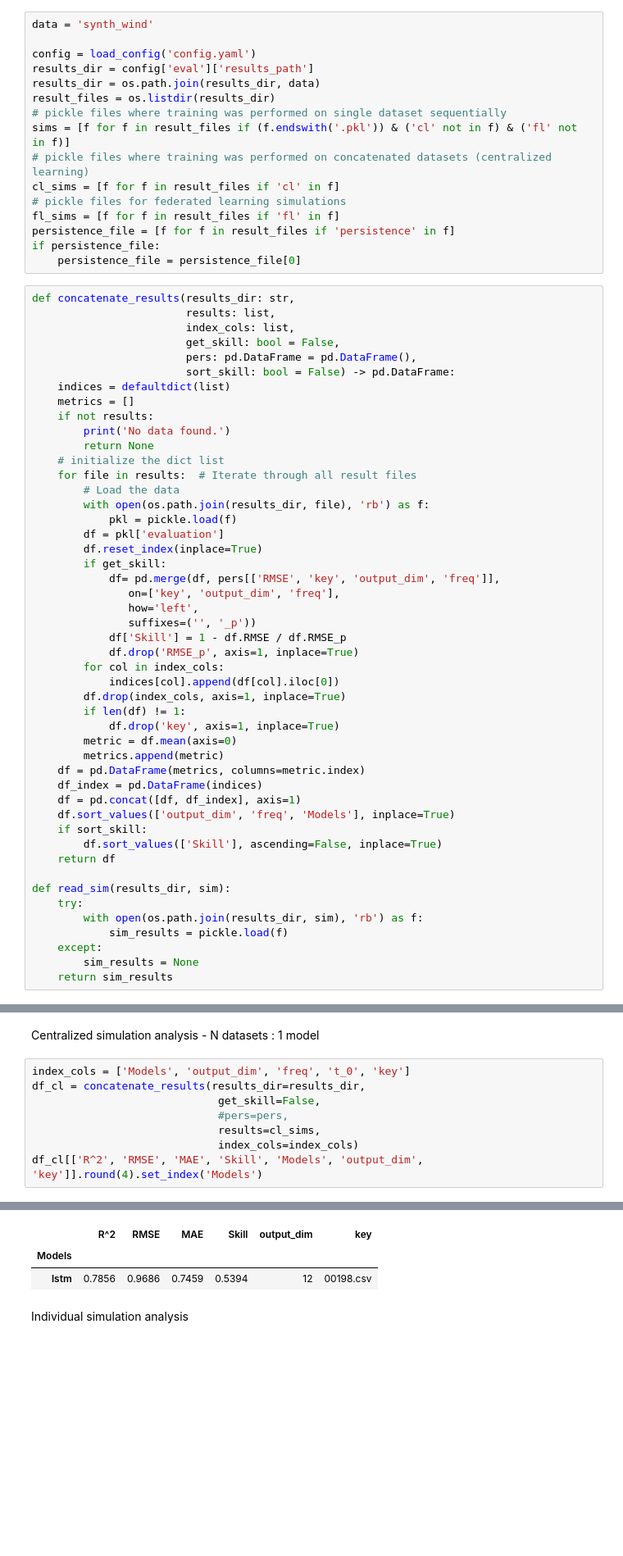
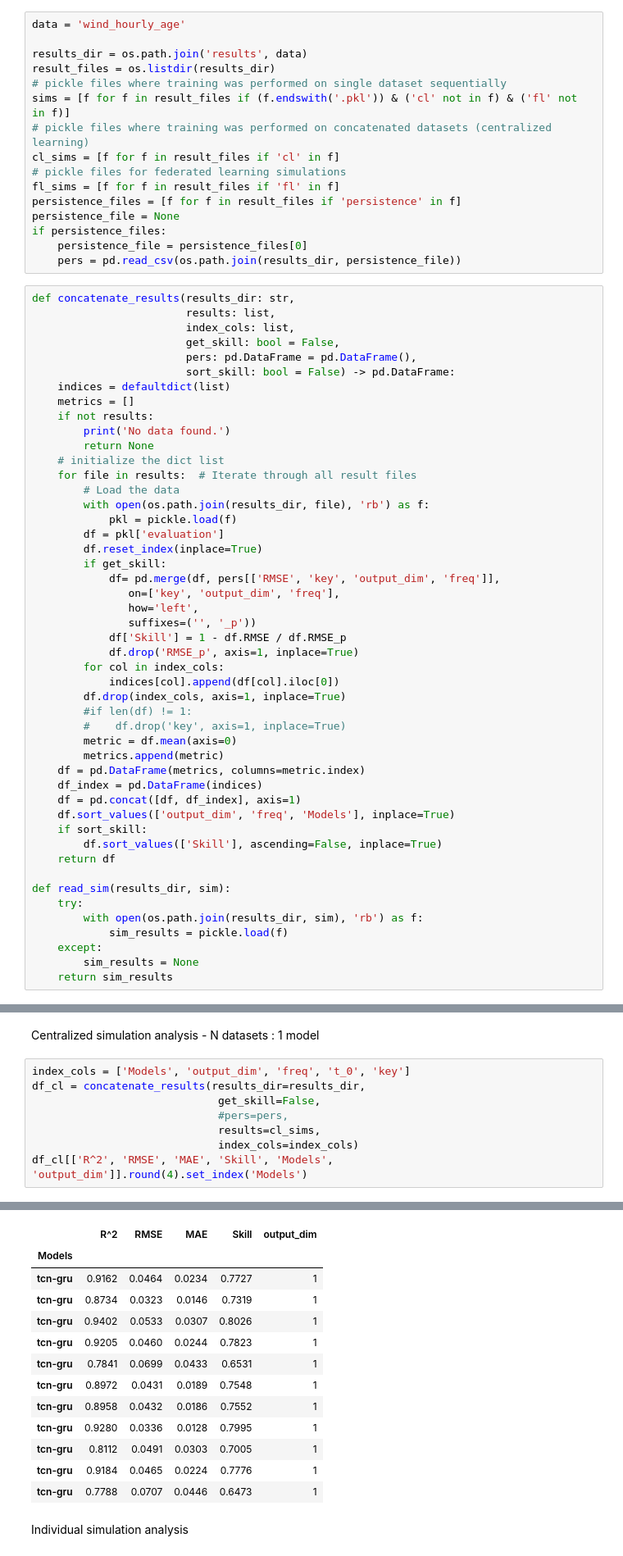
Before and after one commit to vikwal/forecasting_framework, a Jupyter notebook: evaluation.ipynb, the cells around one changed output, grey strips where cells are left out. Shown at 82% size. Drawn from its saved outputs; the diff is of its cells as text; blank space fills up the shorter version.

```diff
--- a/evaluation.ipynb
+++ b/evaluation.ipynb
@@ -11,9 +9,7 @@ from utils.tools import load_config
 # %%
-data = 'synth_wind'
+data = 'wind_hourly_age'
 
-config = load_config('config.yaml')
-results_dir = config['eval']['results_path']
-results_dir = os.path.join(results_dir, data)
+results_dir = os.path.join('results', data)
 result_files = os.listdir(results_dir)
 # pickle files where training was performed on single dataset sequentially
 sims = [f for f in result_files if (f.endswith('.pkl')) & ('cl' not in f) & ('fl' not in f)]
@@ -21,9 +17,11 @@ sims = [f for f in result_files if (f.endswith('.pkl')) & ('cl' not in f) & ('fl
 cl_sims = [f for f in result_files if 'cl' in f]
 # pickle files for federated learning simulations
 fl_sims = [f for f in result_files if 'fl' in f]
-persistence_file = [f for f in result_files if 'persistence' in f]
-if persistence_file:
-    persistence_file = persistence_file[0]
+persistence_files = [f for f in result_files if 'persistence' in f]
+persistence_file = None
+if persistence_files:
+    persistence_file = persistence_files[0]
+    pers = pd.read_csv(os.path.join(results_dir, persistence_file))
 # %%
 def concatenate_results(results_dir: str,
                         results: list,
@@ -53,8 +51,8 @@ def concatenate_results(results_dir: str,
         for col in index_cols:
             indices[col].append(df[col].iloc[0])
         df.drop(index_cols, axis=1, inplace=True)
-        if len(df) != 1:
-            df.drop('key', axis=1, inplace=True)
+        #if len(df) != 1:
+        #    df.drop('key', axis=1, inplace=True)
         metric = df.mean(axis=0)
         metrics.append(metric)
     df = pd.DataFrame(metrics, columns=metric.index)
@@ -115,5 +108,5 @@ df_cl = concatenate_results(results_dir=results_dir,
                              #pers=pers,
                              results=cl_sims,
                              index_cols=index_cols)
-df_cl[['R^2', 'RMSE', 'MAE', 'Skill', 'Models', 'output_dim', 'key']].round(4).set_index('Models')
+df_cl[['R^2', 'RMSE', 'MAE', 'Skill', 'Models', 'output_dim']].round(4).set_index('Models')
 # %% [output]
@@ -122,6 +113,16 @@ Index(['R^2', 'RMSE', 'MAE', 'Skill'], dtype='object')
-|  | R^2 | RMSE | MAE | Skill | output_dim | key |
-| Models |  |  |  |  |  |  |
-| lstm | 0.7856 | 0.9686 | 0.7459 | 0.5394 | 12 | 00198.csv |
+|  | R^2 | RMSE | MAE | Skill | output_dim |
+| Models |  |  |  |  |  |
+| tcn-gru | 0.9162 | 0.0464 | 0.0234 | 0.7727 | 1 |
+| tcn-gru | 0.8734 | 0.0323 | 0.0146 | 0.7319 | 1 |
+| tcn-gru | 0.9402 | 0.0533 | 0.0307 | 0.8026 | 1 |
+| tcn-gru | 0.9205 | 0.0460 | 0.0244 | 0.7823 | 1 |
+| tcn-gru | 0.7841 | 0.0699 | 0.0433 | 0.6531 | 1 |
+| tcn-gru | 0.8972 | 0.0431 | 0.0189 | 0.7548 | 1 |
+| tcn-gru | 0.8958 | 0.0432 | 0.0186 | 0.7552 | 1 |
+| tcn-gru | 0.9280 | 0.0336 | 0.0128 | 0.7995 | 1 |
+| tcn-gru | 0.8112 | 0.0491 | 0.0303 | 0.7005 | 1 |
+| tcn-gru | 0.9184 | 0.0465 | 0.0224 | 0.7776 | 1 |
+| tcn-gru | 0.7788 | 0.0707 | 0.0446 | 0.6473 | 1 |
 # %% [markdown]
 Individual simulation analysis
 # %%
```
Also changed, not shown: parts of 4 cells of this notebook, 15 other files.
